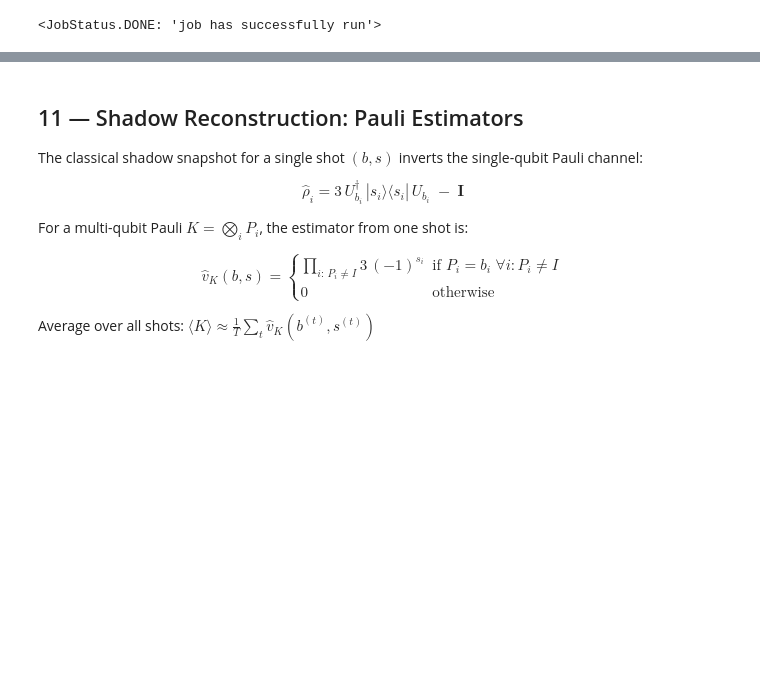
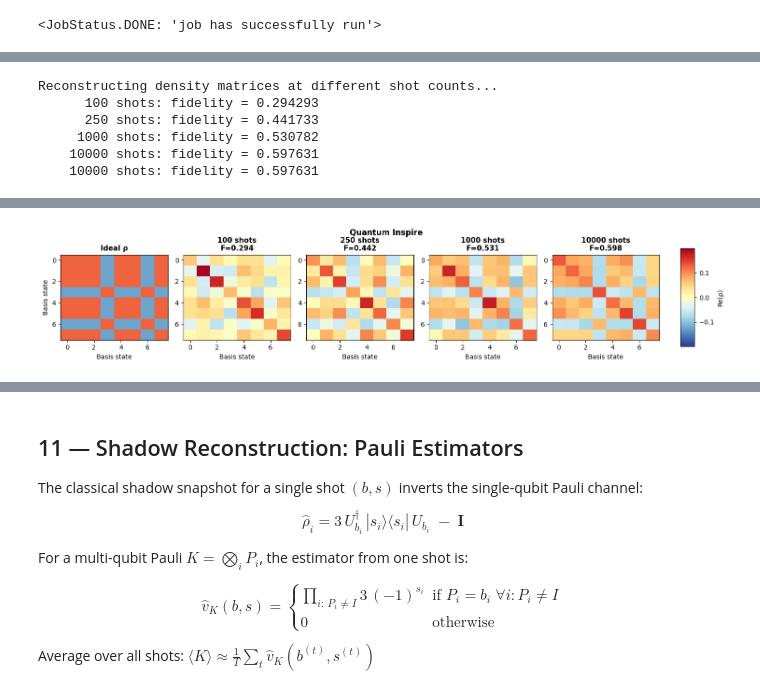
Before and after one commit to jan-a-krzywda/quantum-gym, a Jupyter notebook: shadow_gym/notebooks/act1_shadow_tomography.ipynb, the cells around one changed output, grey strips where cells are left out. Drawn from its saved outputs; the diff is of its cells as text; code cells hidden in the pictures; blank space fills up the shorter version.

```diff
--- a/shadow_gym/notebooks/act1_shadow_tomography.ipynb
+++ b/shadow_gym/notebooks/act1_shadow_tomography.ipynb
@@ -684,0 +1230,77 @@ Basis frequency per data qubit:
+# %%
+"""
+Convergence analysis: Reconstruct density matrix at different shot counts (200, 500, 1000, 5000)
+and display as a 5-panel figure (ideal + 4 reconstructions) with shared symmetric colorbars.
+This mimics the mock_feedback_shadow_3qubit convergence analysis on real hardware data.
+"""
+
+# Define shot counts to analyze
+shot_counts = [100, 250, 1000, 10000]
+rho_reconstructions = []
+fidelities_conv = []
+
+print("Reconstructing density matrices at different shot counts...")
+for n_shots in shot_counts:
+    # Take first n_shots from shadow_buffer
+    shadow_subset = shadow_buffer[:n_shots]
+
+    # Reconstruct using ShadowProcessor
+    rho_recon = processor.reconstruct(shadow_subset, project=True, regularization=0.01)
+    rho_reconstructions.append(rho_recon)
+
+    # Compute fidelity
+    f = np.real(np.trace(rho_recon @ rho_ideal))
+    fidelities_conv.append(f)
+
+    print(f"    {n_shots:5d} shots: fidelity = {f:.6f}")
+
+# Create 5-panel figure: ideal + 4 reconstructions with shared symmetric colorbar
+fig, axes = plt.subplots(1, 5, figsize=(15, 3))
+
+# Get all matrices (ideal + 4 reconstructions)
+all_matrices = [rho_ideal] + rho_reconstructions
+all_titles = ["Ideal ρ"] + [f"{n_shots} shots\nF={f:.3f}"
+                             for n_shots, f in zip(shot_counts, fidelities_conv)]
+
+# Determine symmetric colorbar scale across all matrices
+max_abs_all = max([np.max(np.abs(np.real(m))) for m in all_matrices])
+vmin, vmax = -max_abs_all, max_abs_all
+
+# Plot all panels
+ims = []
+for i, (matrix, title, ax) in enumerate(zip(all_matrices, all_titles, axes)):
+    matrix_real = np.real(matrix)
+    im = ax.imshow(matrix_real, cmap='RdYlBu_r', aspect='auto', origin='upper',
+                   vmin=vmin, vmax=vmax)
+    ax.set_title(title, fontsize=11, fontweight='bold')
+    ax.set_xlabel("Basis state")
+    ax.set_ylabel("Basis state" if i == 0 else "")
+    ims.append(im)
+
+# Add a single shared colorbar
+cbar_ax = fig.add_axes([0.92, 0.15, 0.02, 0.7])
+cbar = fig.colorbar(ims[-1], cax=cbar_ax)
+cbar.set_label("Re(ρ)")
+
+plt.tight_layout(rect=[0, 0, 0.9, 0.98])
+plt.suptitle(f"Quantum Inspire",
+             fontsize=12, fontweight='bold', y=0.99)
+
+plt.savefig("cluster_state_convergence_hardware.png", dpi=300)
+# Print convergence table
+print("\n" + "="*60)
+print("CONVERGENCE TABLE (Hardware Results)")
+print("="*60)
+print(f"{'Shots':<10} {'Fidelity':<15} {'Frobenius Norm':<20}")
+print("-"*60)
+for n_shots, rho_recon, f in zip(shot_counts, rho_reconstructions, fidelities_conv):
+    frob_norm = np.linalg.norm(rho_recon - rho_ideal, 'fro')
+    print(f"{n_shots:<10} {f:<15.6f} {frob_norm:<20.6f}")
+print("="*60)
+# %% [output]
+Reconstructing density matrices at different shot counts...
+      100 shots: fidelity = 0.294293
+      250 shots: fidelity = 0.441733
+     1000 shots: fidelity = 0.530782
+    10000 shots: fidelity = 0.597631
+    10000 shots: fidelity = 0.597631
@@ -684,0 +1317 @@ Basis frequency per data qubit:
+[figure, added]
```
Also changed, not shown: parts of 36 cells of this notebook, 17 other files.
